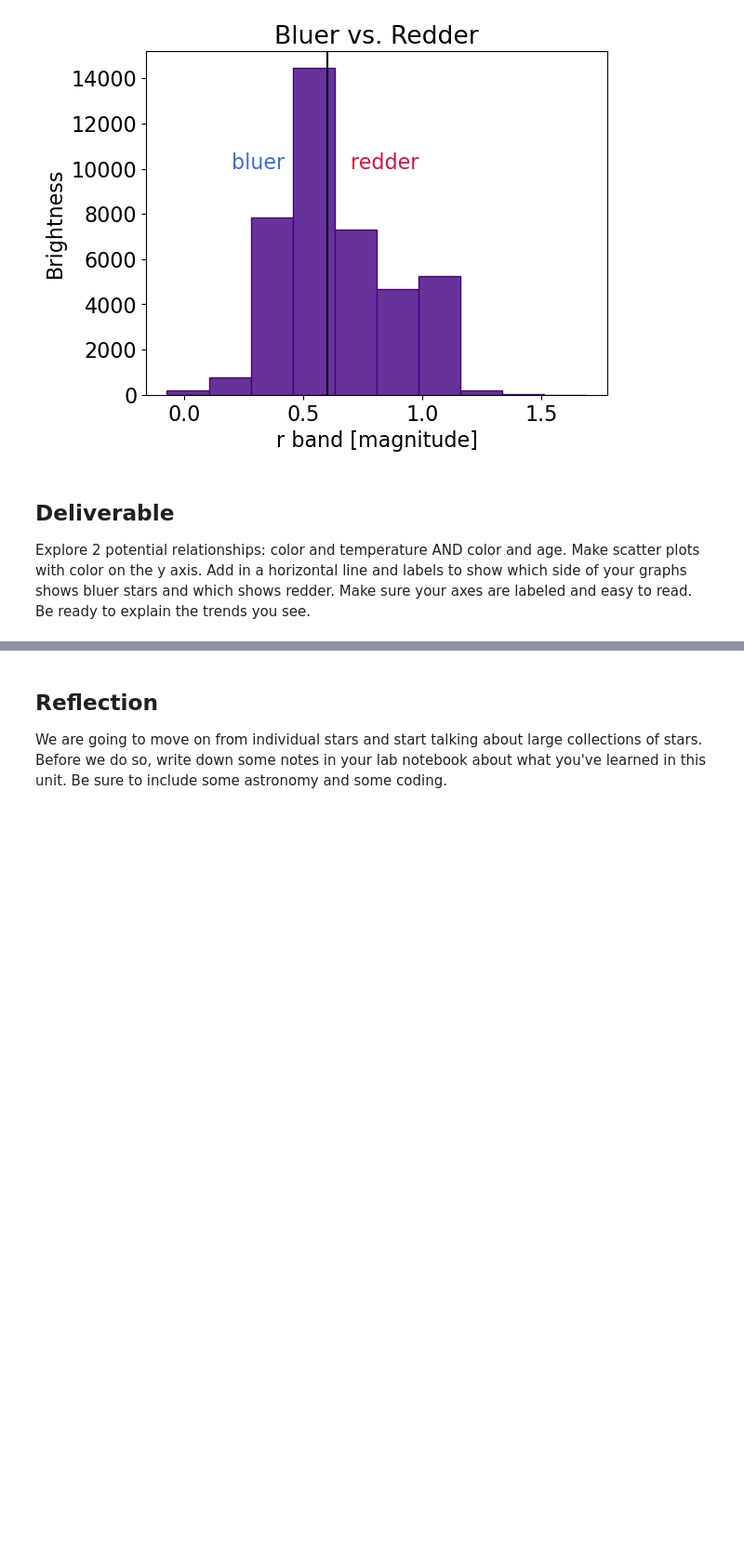
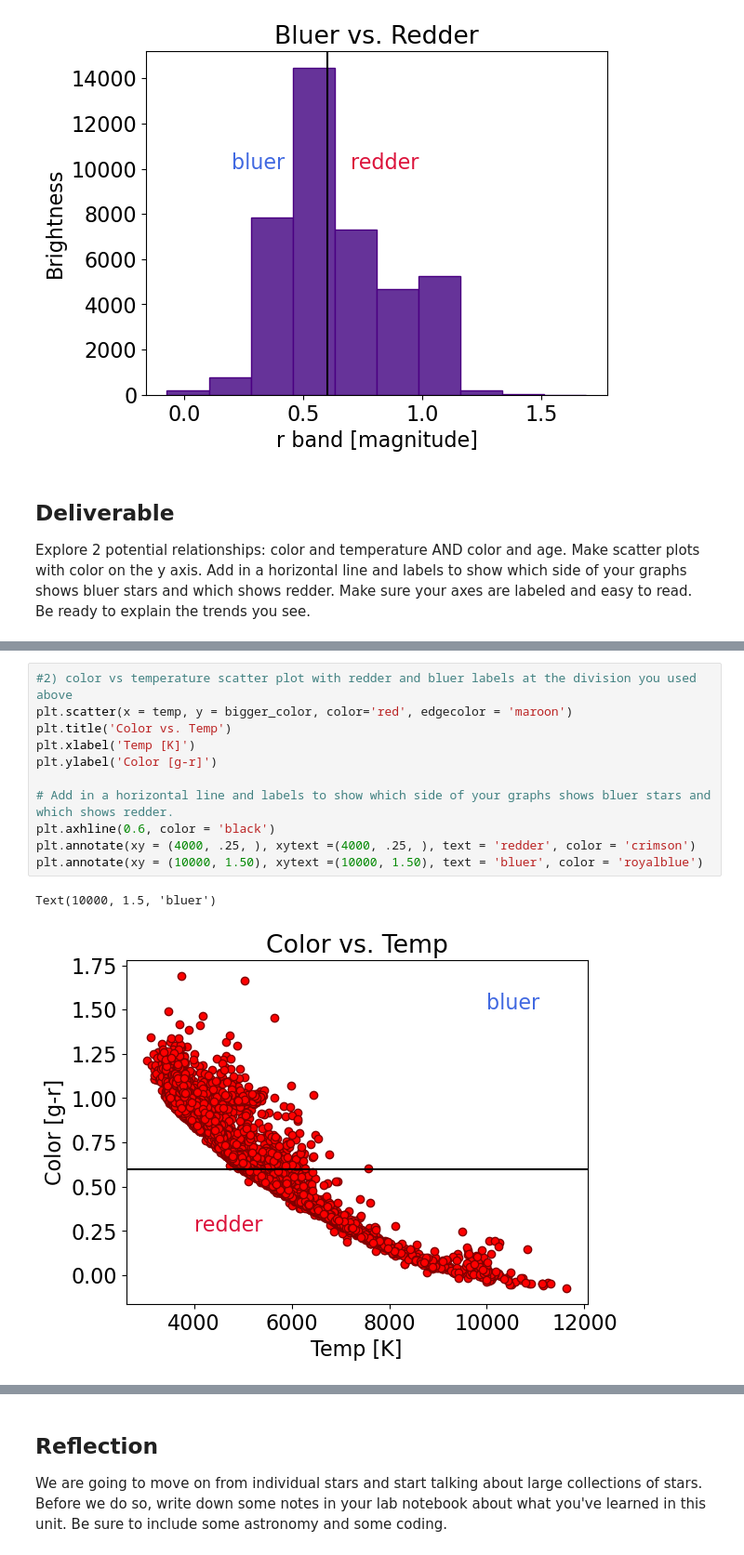
Before and after one commit to adipasquale117/CFR-2025, a Jupyter notebook: Astro/Blank/2 - Stars Pt3.ipynb, the cells around one changed output, grey strips where cells are left out. Shown at 93% size. Drawn from its saved outputs; the diff is of its cells as text; blank space fills up the shorter version.

```diff
--- a/Astro/Blank/2 - Stars Pt3.ipynb
+++ b/Astro/Blank/2 - Stars Pt3.ipynb
@@ -218,3 +242,17 @@ Text(7, 0.25, 'bluer')
+# %%
+#2) color vs temperature scatter plot with redder and bluer labels at the division you used above
+plt.scatter(x = temp, y = bigger_color, color='red', edgecolor = 'maroon')
+plt.title('Color vs. Temp')
+plt.xlabel('Temp [K]')
+plt.ylabel('Color [g-r]')
+
+# Add in a horizontal line and labels to show which side of your graphs shows bluer stars and which shows redder.
+plt.axhline(0.6, color = 'black')
+plt.annotate(xy = (4000, .25, ), xytext =(4000, .25, ), text = 'redder', color = 'crimson')
+plt.annotate(xy = (10000, 1.50), xytext =(10000, 1.50), text = 'bluer', color = 'royalblue')
+# %% [output]
+Text(10000, 1.5, 'bluer')
+[figure, added]
 # %% [markdown]
 **According to your graph set up...**
 
```
Also changed, not shown: parts of 8 cells of this notebook, 1 other file.
